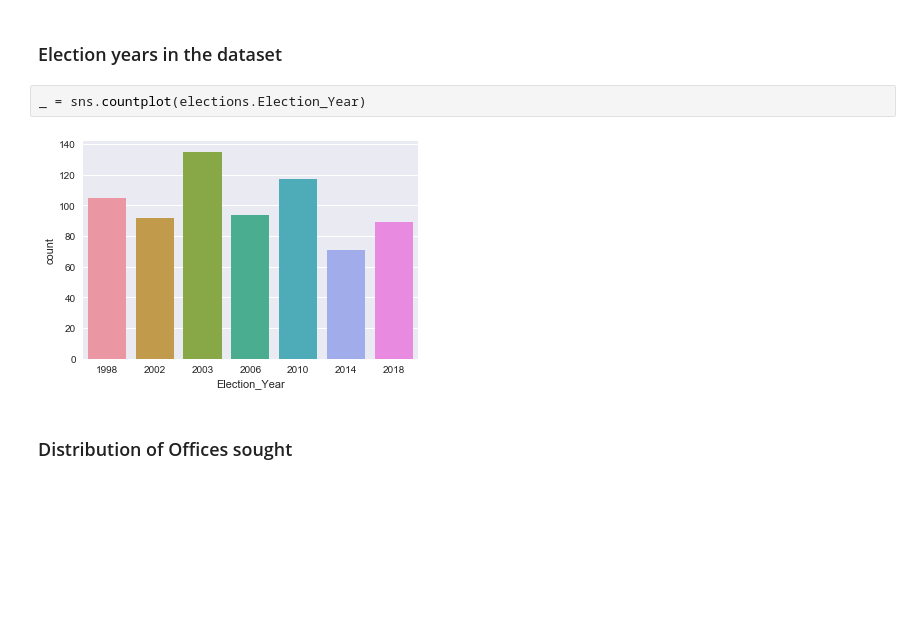
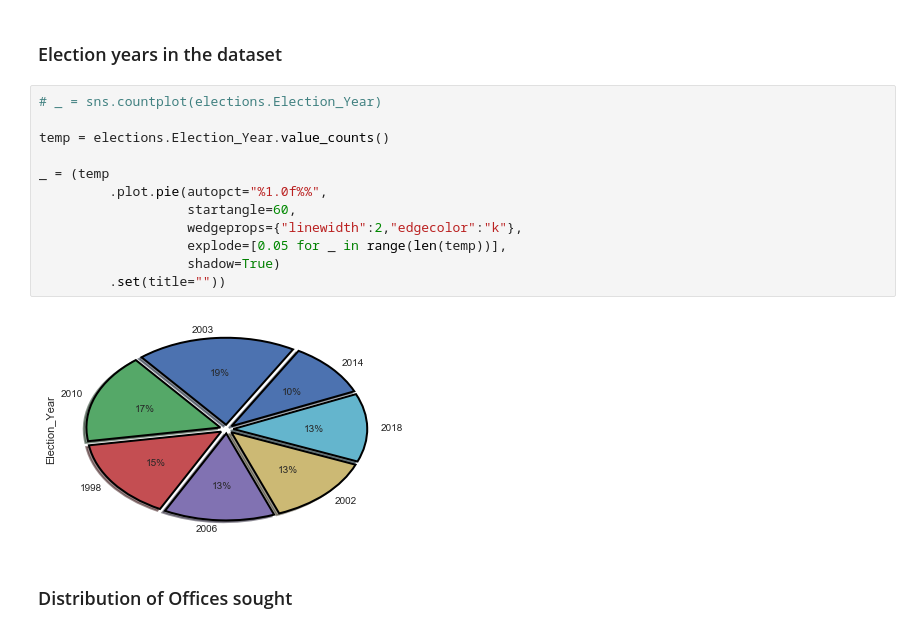
Before and after one commit to pstetz/misc, a Jupyter notebook: in_progress/pandas_elections/analysis.ipynb, the cells around one changed output. Drawn from its saved outputs; the diff is of its cells as text; blank space fills up the shorter version.

```diff
--- a/in_progress/pandas_elections/analysis.ipynb
+++ b/in_progress/pandas_elections/analysis.ipynb
@@ -74,10 +74,20 @@ _ = (
 [figure]
 # %% [markdown]
 ### Election years in the dataset
-# %%
-_ = sns.countplot(elections.Election_Year)
-# %% [output]
-[figure, removed]
+# %%
+# _ = sns.countplot(elections.Election_Year)
+
+temp = elections.Election_Year.value_counts()
+
+_ = (temp
+         .plot.pie(autopct="%1.0f%%",
+                   startangle=60,
+                   wedgeprops={"linewidth":2,"edgecolor":"k"},
+                   explode=[0.05 for _ in range(len(temp))],
+                   shadow=True)
+         .set(title=""))
+# %% [output]
+[figure, added]
 # %% [markdown]
 ### Distribution of Offices sought
 # %%
```
Also changed, not shown: 2 other files.
